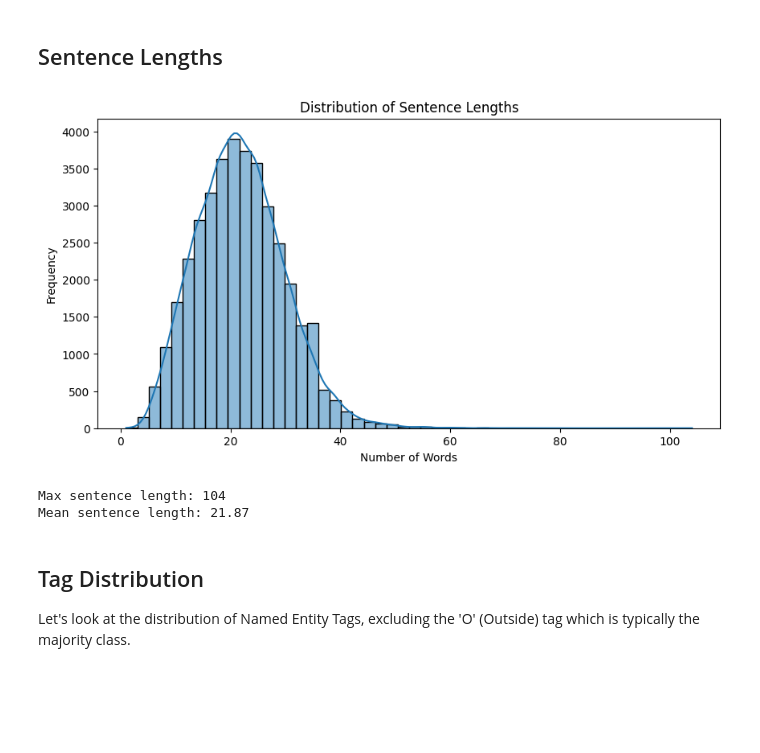
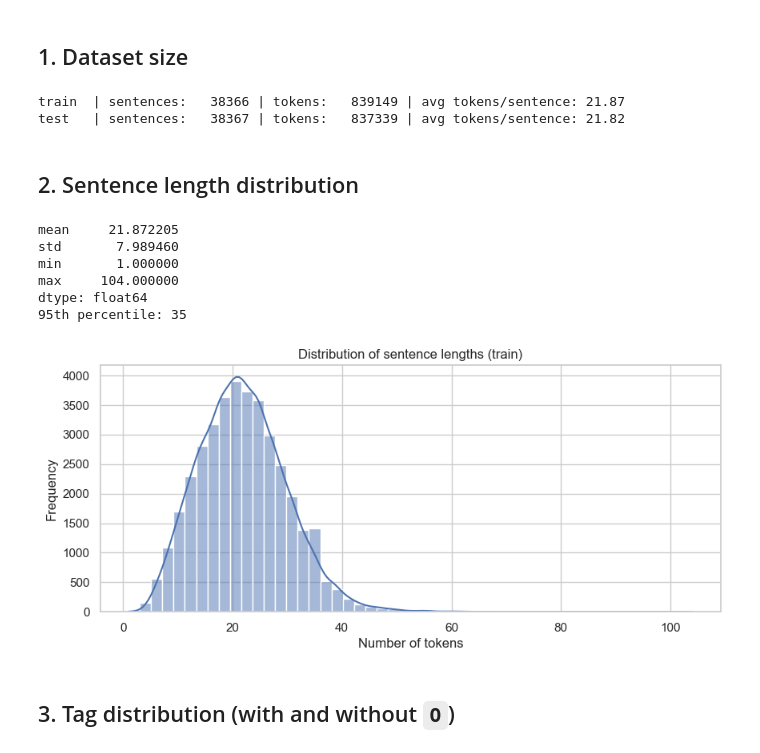
Before and after one commit to MiquelAngelLlauger-Cdm/Natural-Language-Processing, a Jupyter notebook: DELIVERABLE_2/jose_things/01_EDA.ipynb, the cells around one changed output. Drawn from its saved outputs; the diff is of its cells as text; code cells hidden in the pictures; blank space fills up the shorter version.

```diff
--- a/DELIVERABLE_2/jose_things/01_EDA.ipynb
+++ b/DELIVERABLE_2/jose_things/01_EDA.ipynb
@@ -37,0 +10,19 @@ AttributeError: _ARRAY_API not found
+# %%
+# === Setup (works locally and on Google Colab) ===
+import sys, os
+IN_COLAB = 'google.colab' in sys.modules
+
+if IN_COLAB:
+    # On Colab: upload train_data_ner.csv / test_data_ner.csv / tiny_test.csv
+    # to the working dir, or mount Drive and point DATA_DIR there.
+    DATA_DIR = '.'                  # e.g. '/content/drive/MyDrive/nlp_d2_data'
+else:
+    DATA_DIR = '../nlp_d2_data'     # local repo layout
+
+import warnings; warnings.filterwarnings('ignore')
+import pandas as pd
+import numpy as np
+import matplotlib.pyplot as plt
+import seaborn as sns
+sns.set_theme(style='whitegrid')
+print('Data dir:', DATA_DIR)
@@ -37,0 +31,8 @@ AttributeError: _ARRAY_API not found
+# %%
+# Load the raw token-level tables (CSV has commas/quotes inside `words`,
+# so we always rely on the pandas CSV parser, never manual splitting).
+train_df = pd.read_csv(os.path.join(DATA_DIR, 'train_data_ner.csv'))
+test_df  = pd.read_csv(os.path.join(DATA_DIR, 'test_data_ner.csv'))
+train_df['words'] = train_df['words'].astype(str)
+test_df['words']  = test_df['words'].astype(str)
+display(train_df.head())
@@ -38,21 +46,36 @@ AttributeError: _ARRAY_API not found
+# %% [markdown]
+## 1. Dataset size
+# %%
+def basic_stats(df, name):
+    n_sent = df['sentence_id'].nunique()
+    n_tok = len(df)
+    print(f'{name:6s} | sentences: {n_sent:7d} | tokens: {n_tok:8d} | '
+          f'avg tokens/sentence: {n_tok/n_sent:.2f}')
+
+basic_stats(train_df, 'train')
+basic_stats(test_df,  'test')
+# %% [output]
+train  | sentences:   38366 | tokens:   839149 | avg tokens/sentence: 21.87
+test   | sentences:   38367 | tokens:   837339 | avg tokens/sentence: 21.82
 # %% [markdown]
-## Sentence Lengths
+## 2. Sentence length distribution
 # %%
-sentence_lengths = df_train.groupby('sentence_id').size()
+sent_len = train_df.groupby('sentence_id').size()
+print(sent_len.describe()[['mean','std','min','max']])
+print('95th percentile:', int(sent_len.quantile(0.95)))
 
-plt.figure(figsize=(10, 5))
-sns.histplot(sentence_lengths, bins=50, kde=True)
-plt.title('Distribution of Sentence Lengths')
-plt.xlabel('Number of Words')
-plt.ylabel('Frequency')
+plt.figure(figsize=(10,4))
+sns.histplot(sent_len, bins=50, kde=True)
+plt.title('Distribution of sentence lengths (train)')
+plt.xlabel('Number of tokens'); plt.ylabel('Frequency')
 plt.show()
-
-print(f"Max sentence length: {sentence_lengths.max()}")
-print(f"Mean sentence length: {sentence_lengths.mean():.2f}")
 # %% [output]
+mean     21.872205
+std       7.989460
+min       1.000000
+max     104.000000
+dtype: float64
+95th percentile: 35
-[figure, old version]
+[figure, new version]
-Max sentence length: 104
-Mean sentence length: 21.87
-# %% [markdown]
-## Tag Distribution
-Let's look at the distribution of Named Entity Tags, excluding the 'O' (Outside) tag which is typically the majority class.
+# %% [markdown]
+## 3. Tag distribution (with and without `O`)
```
Also changed, not shown: parts of 14 cells of this notebook, 12 other files.
